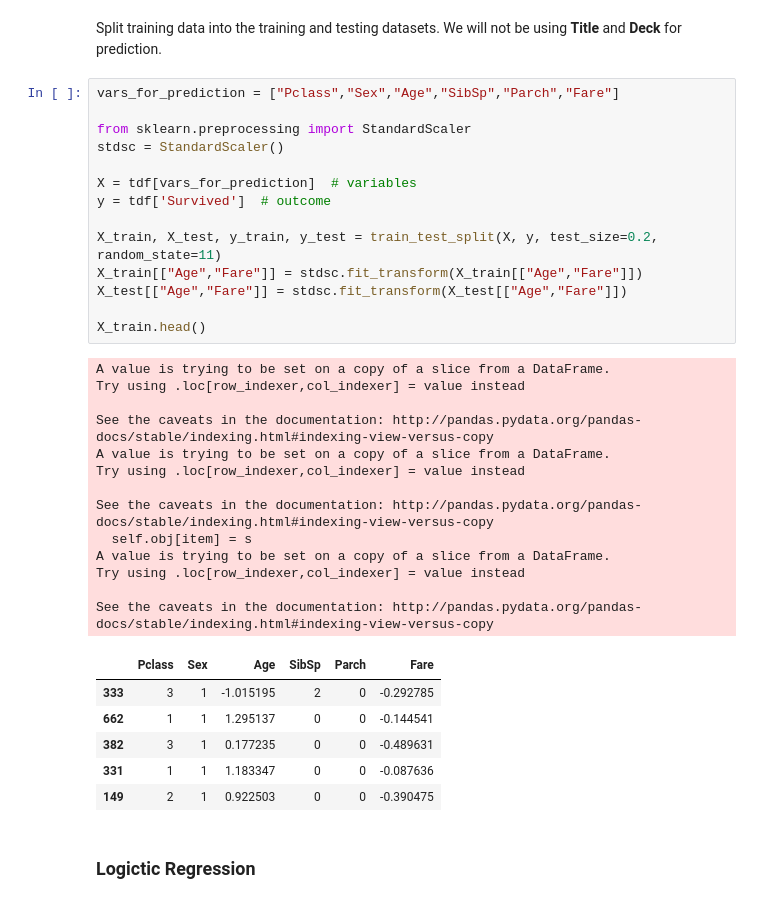
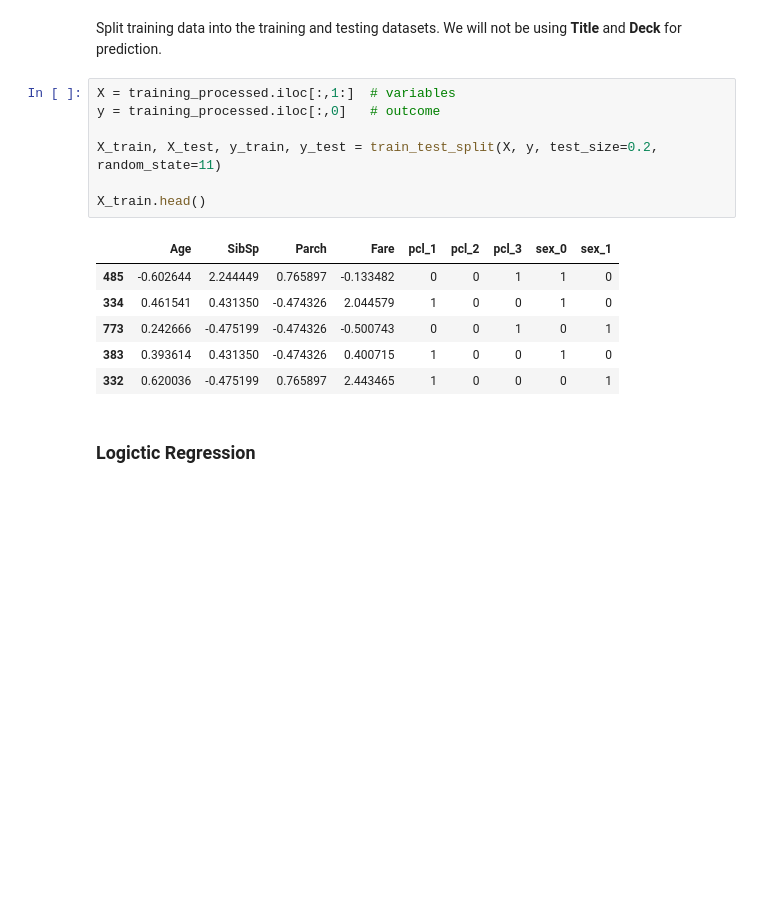
Before and after one commit to eeghor/kaggle-titanic, a Jupyter notebook: titanic-data-analysis.ipynb, the cells around one changed output. Drawn from its saved outputs; the diff is of its cells as text; blank space fills up the shorter version.

```diff
--- a/titanic-data-analysis.ipynb
+++ b/titanic-data-analysis.ipynb
@@ -201,40 +225,20 @@ len(tdf[tdf["Age"].isnull() & tdf["Title"].notnull()].index)
 ## Prediction
 # %% [markdown]
 Split training data into the training and testing datasets. We will not be using **Title** and **Deck** for prediction.
-# %%
-vars_for_prediction = ["Pclass","Sex","Age","SibSp","Parch","Fare"]
-
-from sklearn.preprocessing import StandardScaler
-stdsc = StandardScaler()
-
-X = tdf[vars_for_prediction]  # variables
-y = tdf['Survived']  # outcome
-
-X_train, X_test, y_train, y_test = train_test_split(X, y, test_size=0.2, random_state=11)
-X_train[["Age","Fare"]] = stdsc.fit_transform(X_train[["Age","Fare"]])
-X_test[["Age","Fare"]] = stdsc.fit_transform(X_test[["Age","Fare"]])
-
-X_train.head()
-# %% [output]
-A value is trying to be set on a copy of a slice from a DataFrame.
-Try using .loc[row_indexer,col_indexer] = value instead
-
-See the caveats in the documentation: http://pandas.pydata.org/pandas-docs/stable/indexing.html#indexing-view-versus-copy
-A value is trying to be set on a copy of a slice from a DataFrame.
-Try using .loc[row_indexer,col_indexer] = value instead
-
-See the caveats in the documentation: http://pandas.pydata.org/pandas-docs/stable/indexing.html#indexing-view-versus-copy
-  self.obj[item] = s
-A value is trying to be set on a copy of a slice from a DataFrame.
-Try using .loc[row_indexer,col_indexer] = value instead
-
-See the caveats in the documentation: http://pandas.pydata.org/pandas-docs/stable/indexing.html#indexing-view-versus-copy
-|  | Pclass | Sex | Age | SibSp | Parch | Fare |
-| 333 | 3 | 1 | -1.015195 | 2 | 0 | -0.292785 |
-| 662 | 1 | 1 | 1.295137 | 0 | 0 | -0.144541 |
-| 382 | 3 | 1 | 0.177235 | 0 | 0 | -0.489631 |
-| 331 | 1 | 1 | 1.183347 | 0 | 0 | -0.087636 |
-| 149 | 2 | 1 | 0.922503 | 0 | 0 | -0.390475 |
+# %%
+X = training_processed.iloc[:,1:]  # variables
+y = training_processed.iloc[:,0]   # outcome
+
+X_train, X_test, y_train, y_test = train_test_split(X, y, test_size=0.2, random_state=11)
+
+X_train.head()
+# %% [output]
+|  | Age | SibSp | Parch | Fare | pcl_1 | pcl_2 | pcl_3 | sex_0 | sex_1 |
+| 485 | -0.602644 | 2.244449 | 0.765897 | -0.133482 | 0 | 0 | 1 | 1 | 0 |
+| 334 | 0.461541 | 0.431350 | -0.474326 | 2.044579 | 1 | 0 | 0 | 1 | 0 |
+| 773 | 0.242666 | -0.475199 | -0.474326 | -0.500743 | 0 | 0 | 1 | 0 | 1 |
+| 383 | 0.393614 | 0.431350 | -0.474326 | 0.400715 | 1 | 0 | 0 | 1 | 0 |
+| 332 | 0.620036 | -0.475199 | 0.765897 | 2.443465 | 1 | 0 | 0 | 0 | 1 |
 # %% [markdown]
 ### Logictic Regression
 # %%
```
Also changed, not shown: parts of 17 cells of this notebook, 1 other file.
